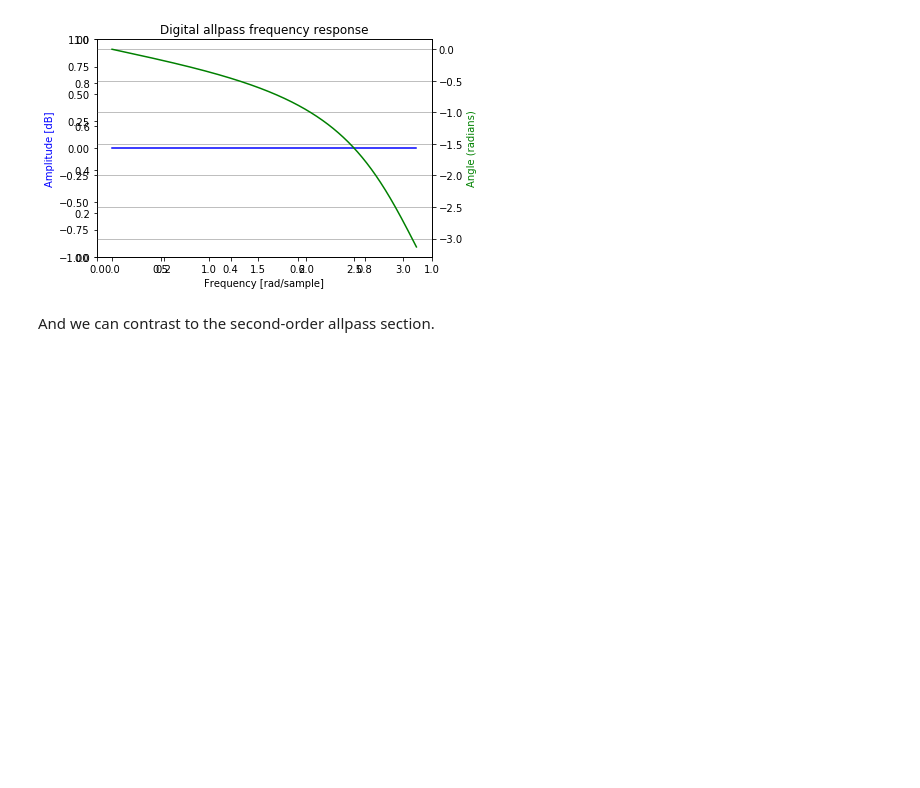
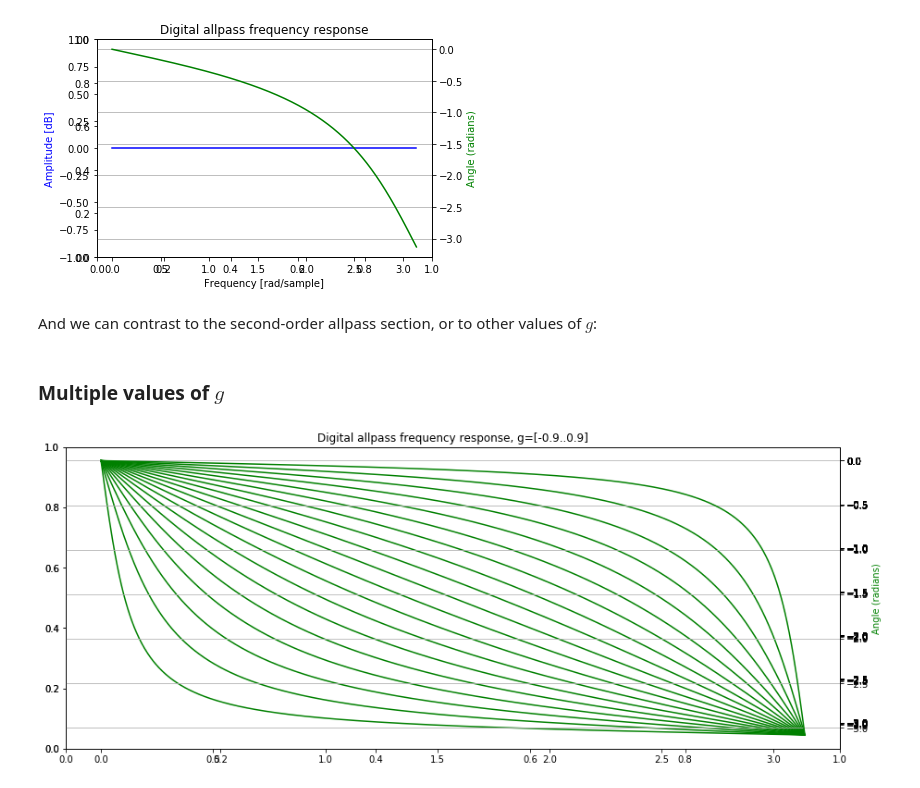
Before and after one commit to tskare/lac2020demo, a Jupyter notebook: Notebook1.ipynb, the cells around one changed output. Saved outputs shown, nothing was run; the diff lists cells and outputs as text; code cells hidden in the pictures; blank space fills up the shorter version.

```diff
--- a/Notebook1.ipynb
+++ b/Notebook1.ipynb
@@ -63,4 +63,25 @@ plt.show()
 # %% [output]
 [figure]
 # %% [markdown]
-And we can contrast to the second-order allpass section.
+And we can contrast to the second-order allpass section, or to other values of $g$:
+# %% [markdown]
+### Multiple values of $g$
+# %%
+
+fig = plt.figure(figsize=(15,6))
+plt.title('Digital allpass frequency response, g=[-0.9..0.9]')
+ax1 = fig.add_subplot(111, label='freqresp')
+
+for i in np.arange(-0.9,0.91,0.1):
+    g = i
+    w, h = signal.freqz(b=[g, 1], a=[1, g], worN=1000)
+    ax2 = ax1.twinx()
+    angles = np.unwrap(np.angle(h))
+    plt.plot(w, angles, 'g')
+
+plt.ylabel('Angle (radians)', color='g')
+plt.grid()
+plt.axis('tight')
+plt.show()
+# %% [output]
+[figure, added]
```
Also changed, not shown: parts of 1 cell of this notebook, 3 other files.
